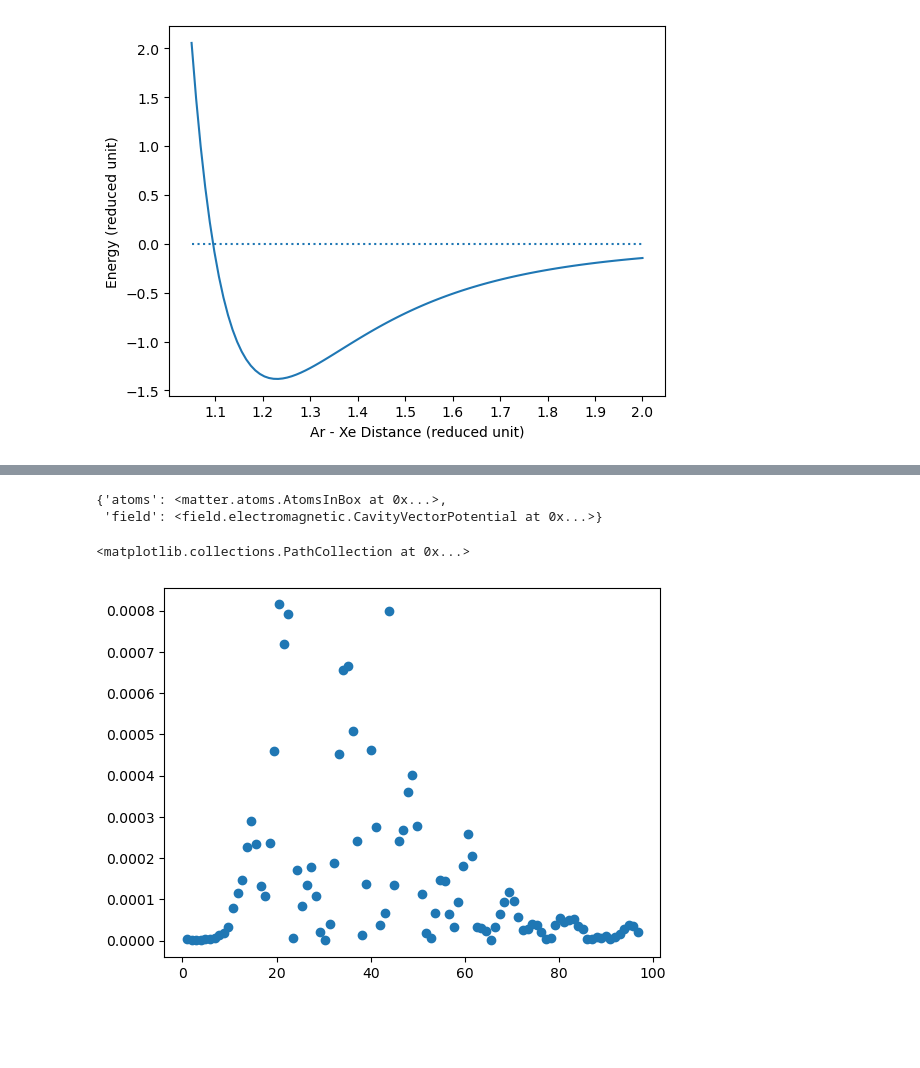
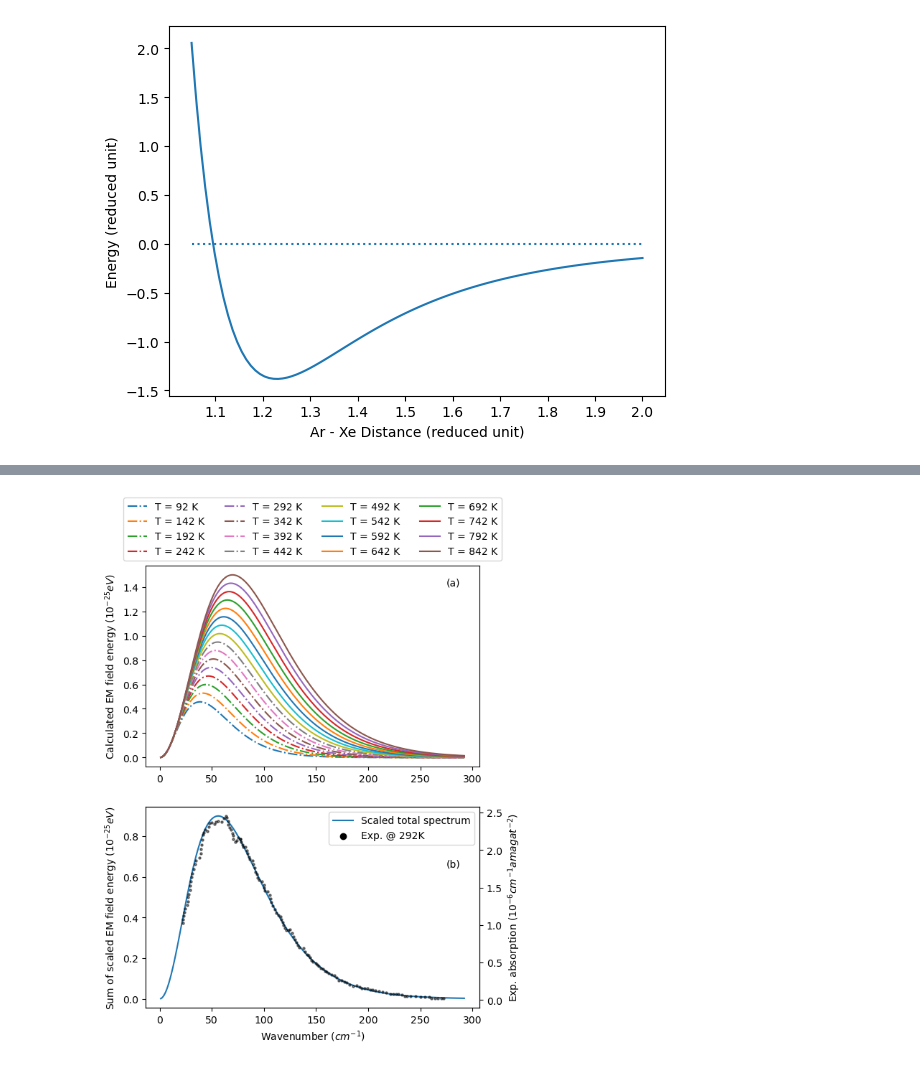
Before and after one commit to RibeiroGroup/Molecular-Dynamics-for-CIS, a Jupyter notebook: src/analyze_single.ipynb, the cells around one changed output, grey strips where cells are left out. Saved outputs shown, nothing was run; the diff lists cells and outputs as text; code cells hidden in the pictures; blank space fills up the shorter version.

```diff
--- a/src/analyze_single.ipynb
+++ b/src/analyze_single.ipynb
@@ -132,10 +139,19 @@ def get_field(coup_str, mode = False, Lxy = Lxy, Lz = Lz):
 
     return Afield
 # %%
-atoms = get_ArXePair(d_arxe = 4, h = 0 , v_ar = 0.03, n_pairs = 1)
+result_dict = {}
+velocity_dict = {}
 
-field = get_field(mode = 'multi', coup_str = 20)
+for T in np.arange(92, 850, 50):
 
-t, rd = single_collision_simulation(
-    0, h = 1e-2, atoms = atoms, field = field,
-    max_steps = 10000, verbose = True)
+    vt = np.sqrt((T * red.boltzmann / red.epsilon) )
+    atoms = get_ArXePair(d_arxe = 6, h = 0.0 , v_ar = vt, n_pairs = 1)
+
+    field = get_field(mode = list(range(1,300)), coup_str = 1, Lz = Lxy, field = 'free')
+
+    t, rd = single_collision_simulation(
+        0, h = 1e-2, atoms = atoms, field = field,
+        max_steps = 5000, verbose = False)
+
+    result_dict.update({T : rd})
+    velocity_dict.update({T : (vt, vt / np.sqrt(M_Xe))})
@@ -160,6 +158 @@ Cycle: 0, iterations: 7865, potential: -1.3
-# %%
-rd
-# %% [output]
-{'atoms': <matter.atoms.AtomsInBox at 0x...>,
- 'field': <field.electromagnetic.CavityVectorPotential at 0x...>}
 # %%
@@ -171,10 +177,50 @@ omega_profile, final_rad_profile = at.profiling_rad(omega, rad_energy)
 # %%
-fig,ax = plt.subplots()
+fig,ax = plt.subplots(2, figsize = (6,8))
 
-ax.scatter(omega_profile, final_rad_profile)
+total = 0
+
+prob_list = []
+
+for T in result_dict.keys():
+    prob_list.append(T * np.exp(- T / 292))
+
+prob_list = np.array(prob_list)
+prob_list = prob_list / np.sum(prob_list)
+
+for i, (T,rd) in enumerate(result_dict.items()):
+
+    omega_profile, final_rad_profile = get_spectrum(rd,0 )
+    final_rad_profile *= 1e25
+    total += final_rad_profile * prob_list[i]
+    ax[0].plot(
+        omega_profile, final_rad_profile, label = 'T = {} K'.format(T),
+        linestyle = 'dashdot' if i < 8 else None)
+
+ax[1].plot(omega_profile, total, label = 'Scaled total spectrum')
+
+tax = ax[1].twinx()
+exp_data = pd.read_csv('data/plot-data.csv')
+tax.scatter(
+    exp_data.loc[:,'x'],
+    exp_data.loc[:,' y'],
+    s = 5, alpha = 0.5, c = 'black'
+)
+ax[1].scatter([],[], c = 'black', label = 'Exp. @ 292K')
+
+ax[0].set_ylabel(r"Calculated EM field energy $(10^{-25} eV)$")
+ax[1].set_ylabel(r"Sum of scaled EM field energy $(10^{-25} eV)$")
+ax[1].set_xlabel(r"Wavenumber $(cm^{-1})$")
+
+tax.set_ylabel(r'Exp. absorption $(10^{-6} cm^{-1} amagat^{-2})$')
+
+ax[0].annotate('(a)',xy = (0.9,0.9), xycoords = 'axes fraction')
+ax[1].annotate('(b)',xy = (0.9,0.7), xycoords = 'axes fraction')
+
+ax[0].legend(loc='lower center', bbox_to_anchor=(0.5, 1.0), ncol=4)
+ax[1].legend()
+fig.savefig('figure/manuscript/free_spectrum_singleT.jpeg',dpi = 600, bbox_inches = 'tight')
 # %% [output]
-<matplotlib.collections.PathCollection at 0x...>
-[figure, old version]
+[figure, new version]
 # %%
 atoms = rd['atoms']
 
```
Also changed, not shown: parts of 6 cells of this notebook, 1 other file.
